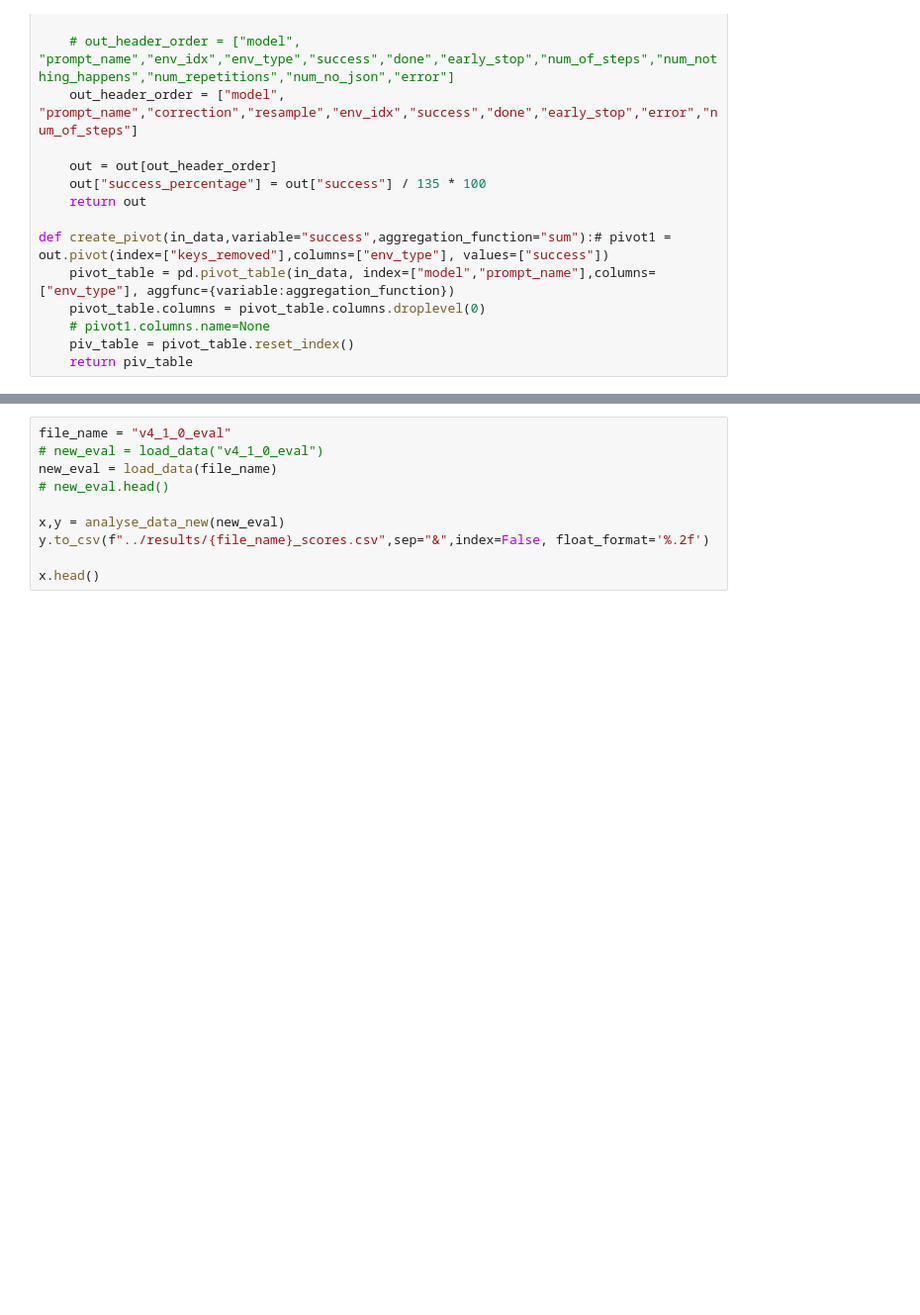
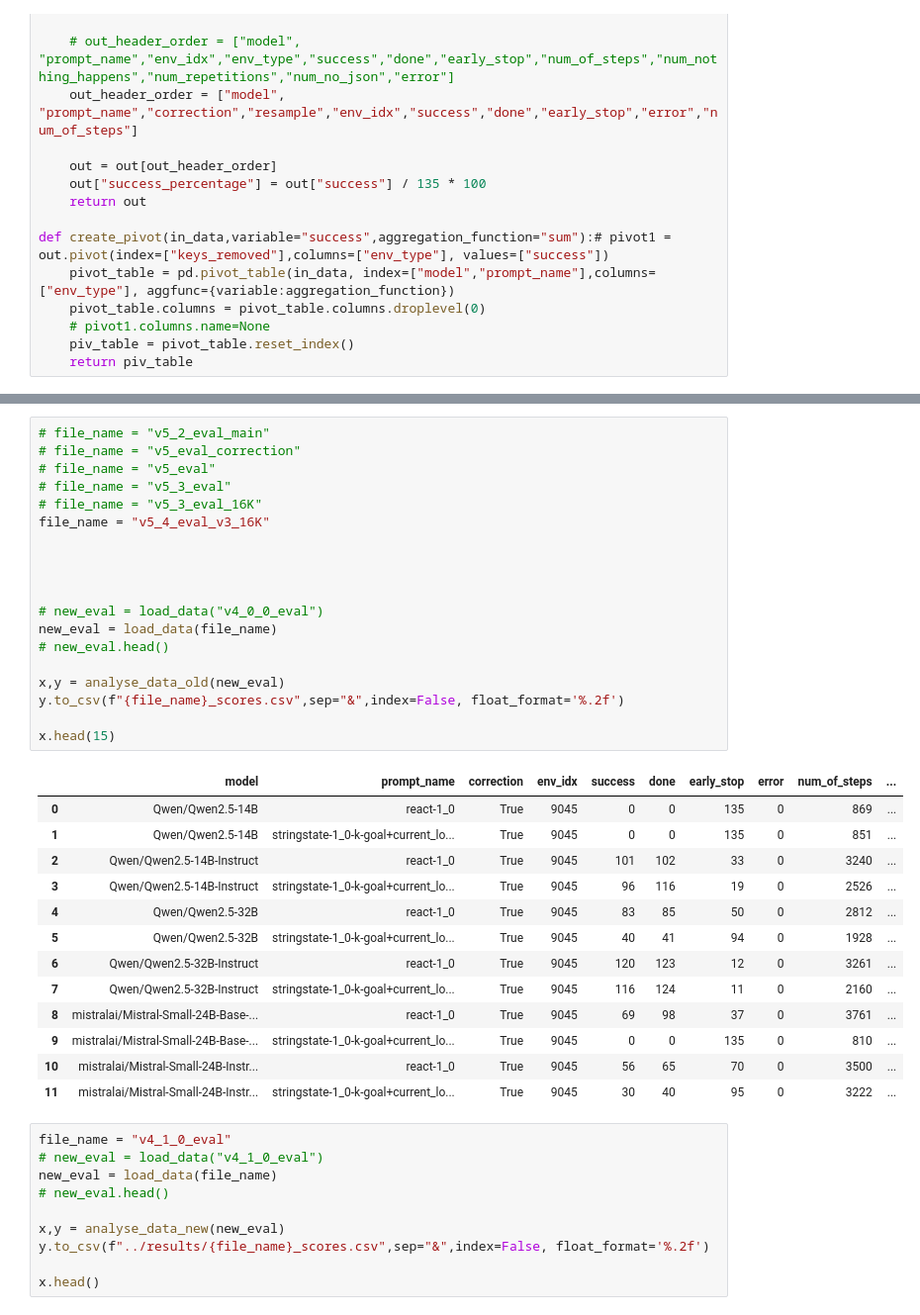
Before and after one commit to ai-nikolai/StateAct, a Jupyter notebook: alfworld_runs/analysis_alfworld_eval_notebook.ipynb, the cells around one changed output, grey strips where cells are left out. Shown at 99% size. Drawn from its saved outputs; the diff is of its cells as text; blank space fills up the shorter version.

```diff
--- a/alfworld_runs/analysis_alfworld_eval_notebook.ipynb
+++ b/alfworld_runs/analysis_alfworld_eval_notebook.ipynb
@@ -218,3 +224,36 @@ x.head(15)
+# %%
+# file_name = "v5_2_eval_main"
+# file_name = "v5_eval_correction"
+# file_name = "v5_eval"
+# file_name = "v5_3_eval"
+# file_name = "v5_3_eval_16K"
+file_name = "v5_4_eval_v3_16K"
+
+
+
+
+# new_eval = load_data("v4_0_0_eval")
+new_eval = load_data(file_name)
+# new_eval.head()
+
+x,y = analyse_data_old(new_eval)
+y.to_csv(f"{file_name}_scores.csv",sep="&",index=False, float_format='%.2f')
+
+x.head(15)
+# %% [output]
+|  | model | prompt_name | correction | env_idx | success | done | early_stop | error | num_of_steps | ... |
+| 0 | Qwen/Qwen2.5-14B | react-1_0 | True | 9045 | 0 | 0 | 135 | 0 | 869 | ... |
+| 1 | Qwen/Qwen2.5-14B | stringstate-1_0-k-goal+current_lo... | True | 9045 | 0 | 0 | 135 | 0 | 851 | ... |
+| 2 | Qwen/Qwen2.5-14B-Instruct | react-1_0 | True | 9045 | 101 | 102 | 33 | 0 | 3240 | ... |
+| 3 | Qwen/Qwen2.5-14B-Instruct | stringstate-1_0-k-goal+current_lo... | True | 9045 | 96 | 116 | 19 | 0 | 2526 | ... |
+| 4 | Qwen/Qwen2.5-32B | react-1_0 | True | 9045 | 83 | 85 | 50 | 0 | 2812 | ... |
+| 5 | Qwen/Qwen2.5-32B | stringstate-1_0-k-goal+current_lo... | True | 9045 | 40 | 41 | 94 | 0 | 1928 | ... |
+| 6 | Qwen/Qwen2.5-32B-Instruct | react-1_0 | True | 9045 | 120 | 123 | 12 | 0 | 3261 | ... |
+| 7 | Qwen/Qwen2.5-32B-Instruct | stringstate-1_0-k-goal+current_lo... | True | 9045 | 116 | 124 | 11 | 0 | 2160 | ... |
+| 8 | mistralai/Mistral-Small-24B-Base-... | react-1_0 | True | 9045 | 69 | 98 | 37 | 0 | 3761 | ... |
+| 9 | mistralai/Mistral-Small-24B-Base-... | stringstate-1_0-k-goal+current_lo... | True | 9045 | 0 | 0 | 135 | 0 | 810 | ... |
+| 10 | mistralai/Mistral-Small-24B-Instr... | react-1_0 | True | 9045 | 56 | 65 | 70 | 0 | 3500 | ... |
+| 11 | mistralai/Mistral-Small-24B-Instr... | stringstate-1_0-k-goal+current_lo... | True | 9045 | 30 | 40 | 95 | 0 | 3222 | ... |
 # %%
 file_name = "v4_1_0_eval"
 # new_eval = load_data("v4_1_0_eval")
```
Also changed, not shown: parts of 2 cells of this notebook.
